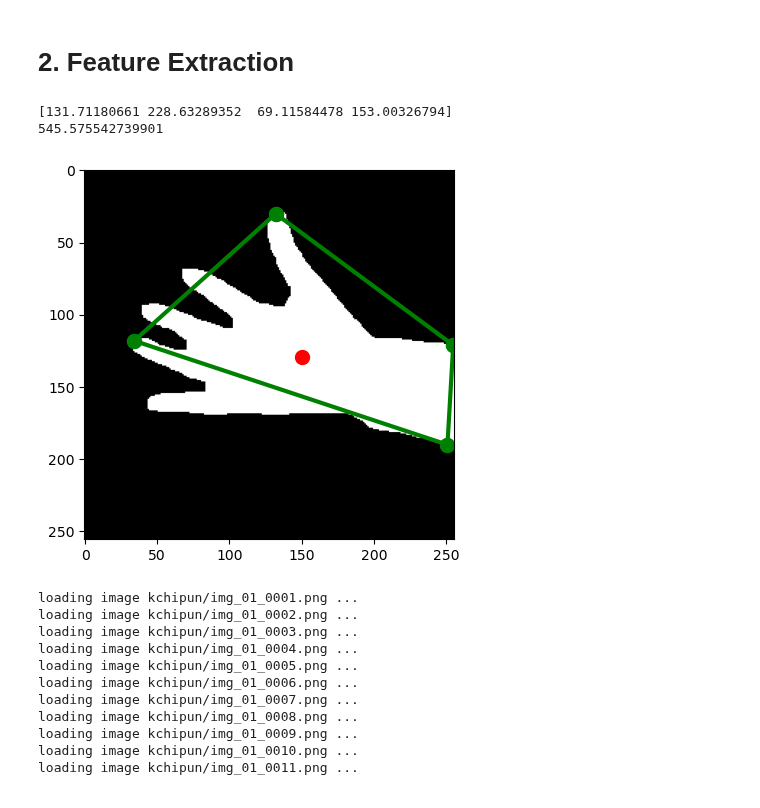
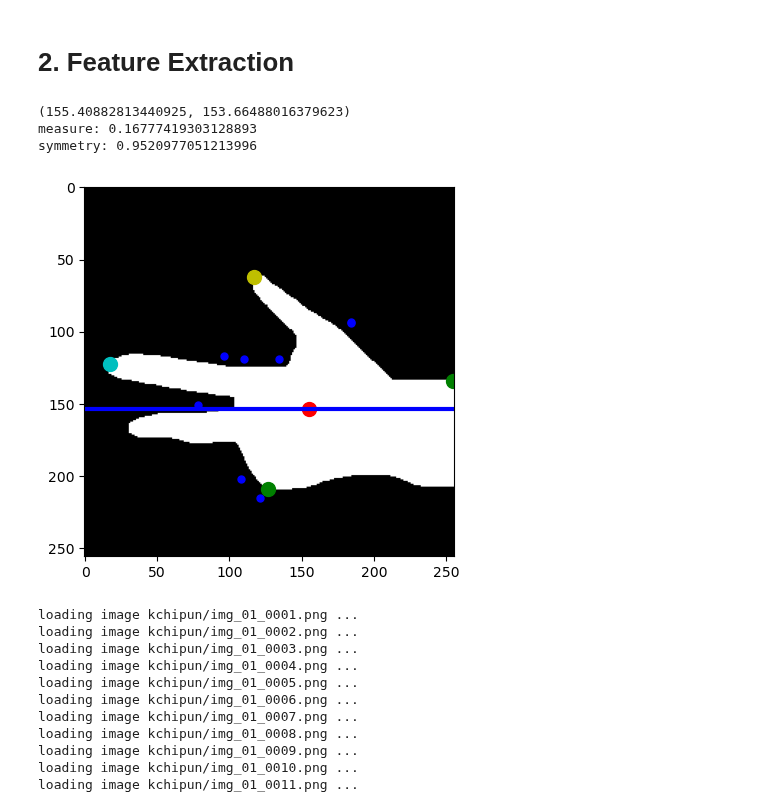
Before and after one commit to pedrozavalat/iic3724-tareas, a Jupyter notebook: T1/T1_PedroPabloZavalaTejos.ipynb, the cells around one changed output. Drawn from its saved outputs; the diff is of its cells as text; code cells hidden in the pictures.

```diff
--- a/T1/T1_PedroPabloZavalaTejos_area.ipynb
+++ b/T1/T1_PedroPabloZavalaTejos.ipynb
@@ -213,28 +286,35 @@ def get_feature_data(img):
 # %%
 
-test_image = imageload(1, 10)
+test_image = imageload(3, 5)
 processed_image = delete_frame(test_image)
 top, bottom, left, right = extreme_points(processed_image)
 center = center_of_mass(processed_image)
-distances = distance_between_extreme_points(top, left, bottom, right)
-print(distances)
-# sum_distances = get_sum_extreme_points(distances)
+
+print(center)
 expression = get_feature_data(test_image)
-print(expression)
+print(f'measure: {expression}')
+print(f'symmetry: {get_symmetry(test_image)}')
+
+
+for point, distance in near_points(test_image)[:400:50]:
+    plt.plot(*point, 'bo', markersize=5)
 
 
 plt.plot(*center, 'ro', markersize=10)
-plt.plot([top[0], right[0]], [top[1], right[1]], 'go', linestyle='-', linewidth=3, markersize=10)
-plt.plot([top[0], left[0]], [top[1], left[1]], 'go', linestyle='-', linewidth=3, markersize=10)
-plt.plot([bottom[0], left[0]], [bottom[1], left[1]], 'go', linestyle='-', linewidth=3, markersize=10)
-plt.plot([bottom[0], right[0]], [bottom[1], right[1]], 'go', linestyle='-', linewidth=3, markersize=10)
+plt.plot(*top, 'yo', markersize=10)
+plt.plot(*left, 'co', markersize=10)
+plt.plot(*bottom, 'go', markersize=10)
+plt.plot(*right, 'go', markersize=10)
+
+plt.plot([0, 255], [center[1], center[1]], color='blue', linestyle='-', linewidth=3)
 
 plt.imshow(rotate_and_flip(test_image), cmap='gray')
 plt.show()
 # %% [output]
-[131.71180661 228.63289352  69.11584478 153.00326794]
-545.575542739901
+(155.40882813440925, 153.66488016379623)
+measure: 0.16777419303128893
+symmetry: 0.9520977051213996
-[figure, old version]
+[figure, new version]
 # %%
 K = 3 # Cantidad de clases
 N = 50 # Numero de muestras por clases
```
Also changed, not shown: parts of 12 cells of this notebook.
